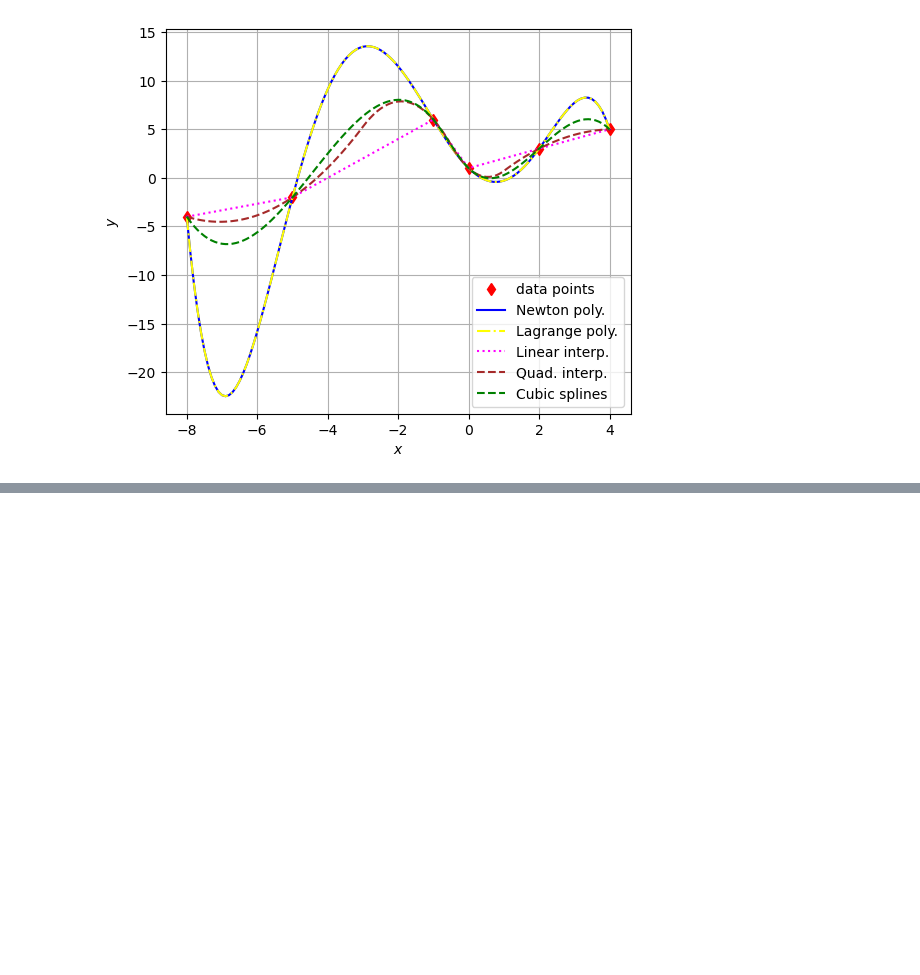
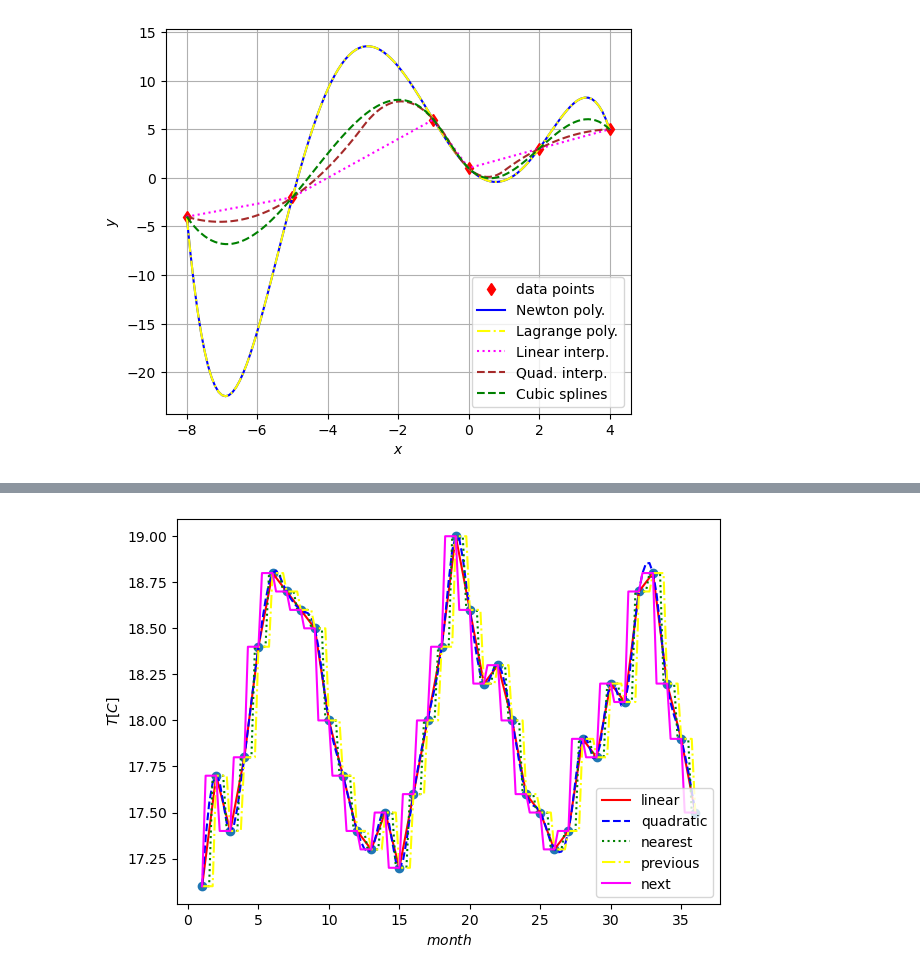
Before and after one commit to wbandabarragan/computational-physics-1, a Jupyter notebook: unit-1/112-Interpolation.ipynb, the cells around one changed output, grey strips where cells are left out. Saved outputs shown, nothing was run; the diff lists cells and outputs as text; code cells hidden in the pictures; blank space fills up the shorter version.

```diff
--- a/unit-1/112-Interpolation.ipynb
+++ b/unit-1/112-Interpolation.ipynb
@@ -489,0 +533,38 @@ Carry out interpolation to fill in the gaps in the time series.
+# %%
+# Evaluate the above into an axis:
+
+month_new = np.arange(1., 36.25, 0.25)
+
+#print(month_new)
+
+temp_1 = f_1(month_new)
+temp_2 = f_2(month_new)
+temp_3 = f_3(month_new)
+temp_4 = f_4(month_new)
+temp_5 = f_5(month_new)
+# %%
+# Plotting
+
+plt.figure(figsize=(7,5))
+
+plt.plot(month, temp, linestyle = " ", marker = "o")
+plt.plot(month_new, temp_1, linestyle = "-", label = "linear",
+        color = "red")
+plt.plot(month_new, temp_2, linestyle = "--", label = "quadratic",\
+        color = "blue")
+plt.plot(month_new, temp_3, linestyle = ":", label = "nearest",\
+        color = "green")
+
+plt.plot(month_new, temp_4, linestyle = "-.", label = "previous",\
+        color = "yellow")
+plt.plot(month_new, temp_5, linestyle = "-", label = "next",\
+        color = "magenta")
+
+plt.xlabel(r"$month$")
+plt.ylabel(r"$T[C]$")
+
+plt.legend()
+
+plt.show()
+# %% [output]
+[figure, added]
```
Also changed, not shown: parts of 24 cells of this notebook.
